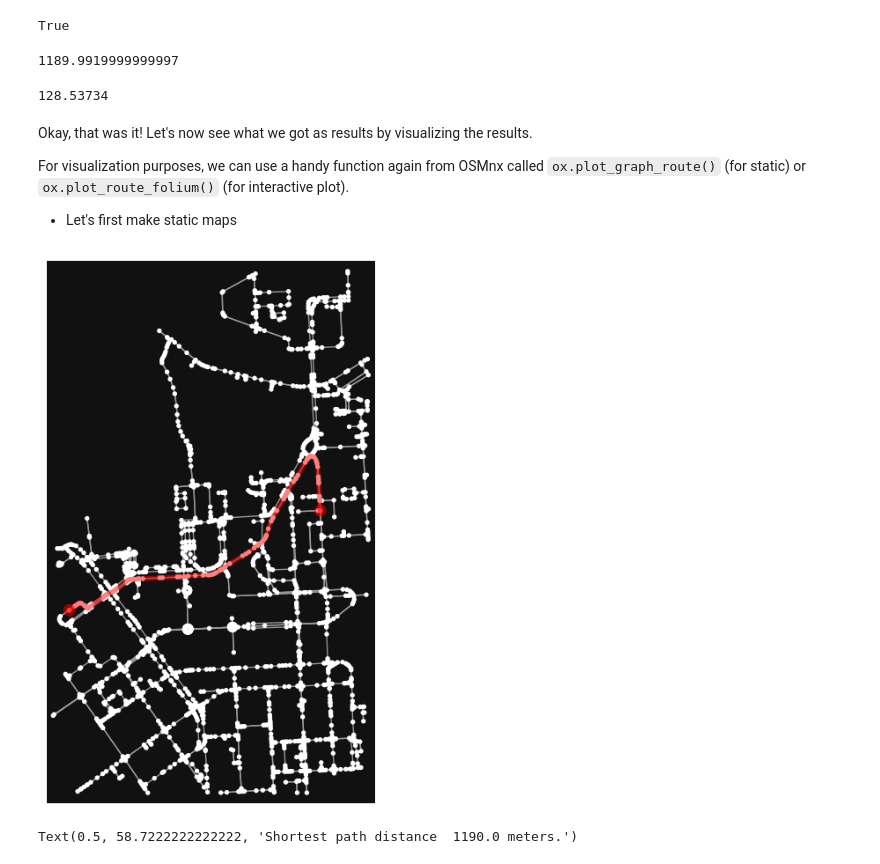
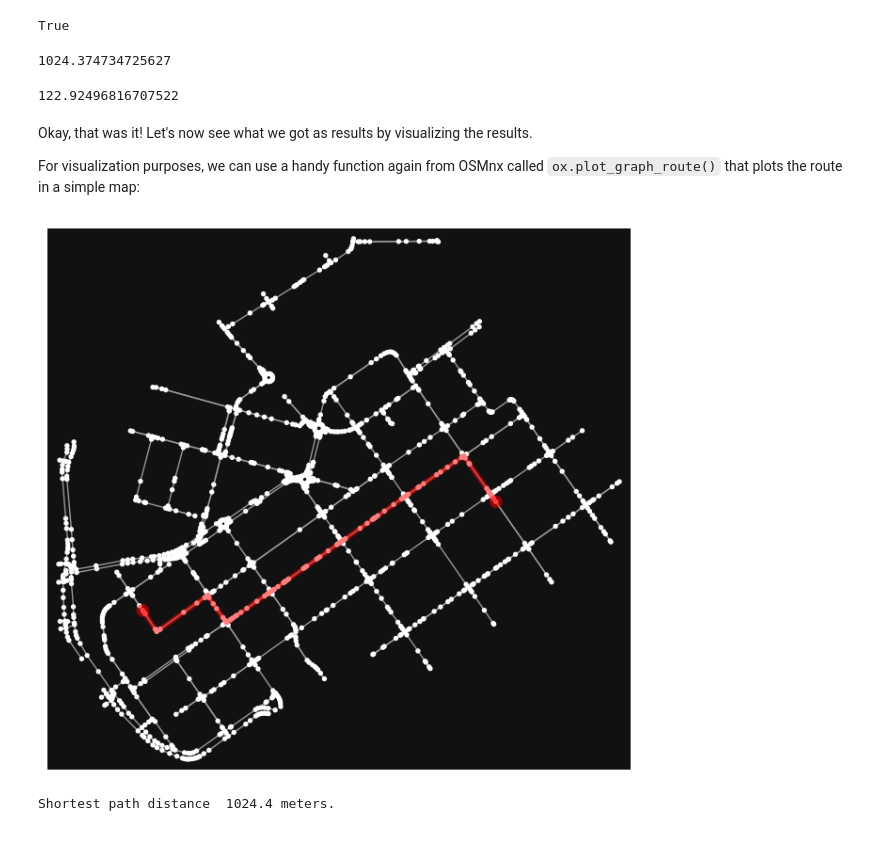
Before and after one commit to AaltoGIS/IntroSDA, a Jupyter notebook: source/tutorials/spatial_network_analysis.ipynb, the cells around one changed output. Cells and saved outputs as stored; diff of their text form; code cells hidden in the pictures.

```diff
--- a/source/tutorials/spatial_network_analysis.ipynb
+++ b/source/tutorials/spatial_network_analysis.ipynb
@@ -305,11 +305,11 @@ First, let's find the closest nodes for two locations that are located in the ar
 # OSM data is in WGS84 so typically we need to use lat/lon coordinates when searching for the closest node
 
 # Origin
-orig_address = "Simonkatu 3, Helsinki"
+orig_address = "Ruoholahdenkatu 24, Helsinki"
 orig_y, orig_x = ox.geocode(orig_address)  # notice the coordinate order (y, x)!
 
 # Destination
-dest_address = "Unioninkatu 33, Helsinki"
+dest_address = "Annankatu 18, Helsinki"
 dest_y, dest_x = ox.geocode(dest_address)
 
 print("Origin coords:", orig_x, orig_y)
@@ -359,23 +359,21 @@ True
 # %%
 travel_length
 # %% [output]
-1189.9919999999997
+1024.374734725627
 # %%
 travel_time
 # %% [output]
-128.53734
+122.92496816707522
 # %% [markdown]
 Okay, that was it! Let's now see what we got as results by visualizing the results.
 
-For visualization purposes, we can use a handy function again from OSMnx called `ox.plot_graph_route()` (for static) or `ox.plot_route_folium()` (for interactive plot).
-
-- Let's first make static maps
+For visualization purposes, we can use a handy function again from OSMnx called `ox.plot_graph_route()` that plots the route in a simple map:
 # %%
 # Shortest path based on distance
 fig, ax = ox.plot_graph_route(G, metric_path)
 
-# Add the travel time as title
-ax.set_xlabel("Shortest path distance {t: .1f} meters.".format(t=travel_length))
+# Print some useful information as well
+print(f"Shortest path distance {travel_length: .1f} meters.")
 # %% [output]
-[figure, old version]
+[figure, new version]
-Text(0.5, 58.7222222222222, 'Shortest path distance  1190.0 meters.')
+Shortest path distance  1024.4 meters.
```
Also changed, not shown: parts of 58 cells of this notebook.
